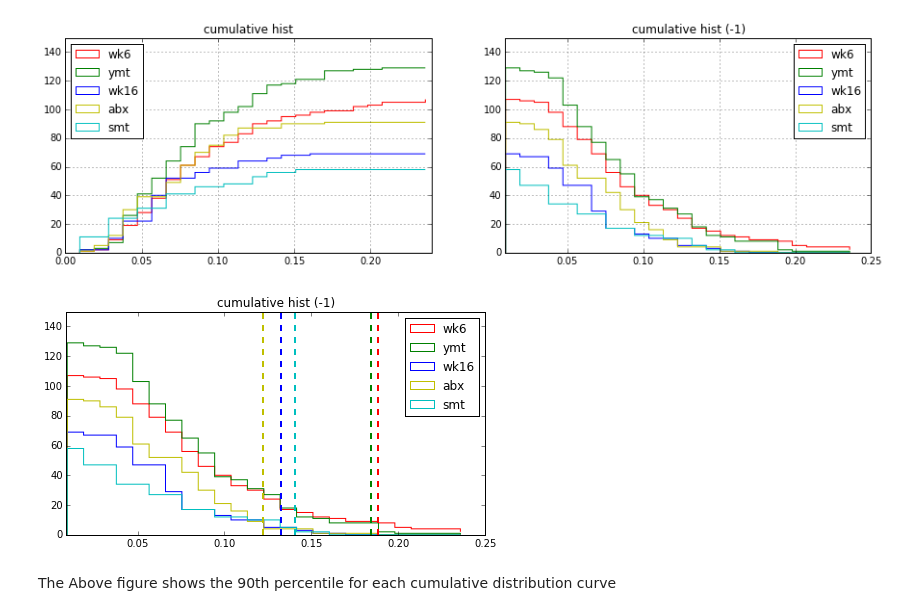
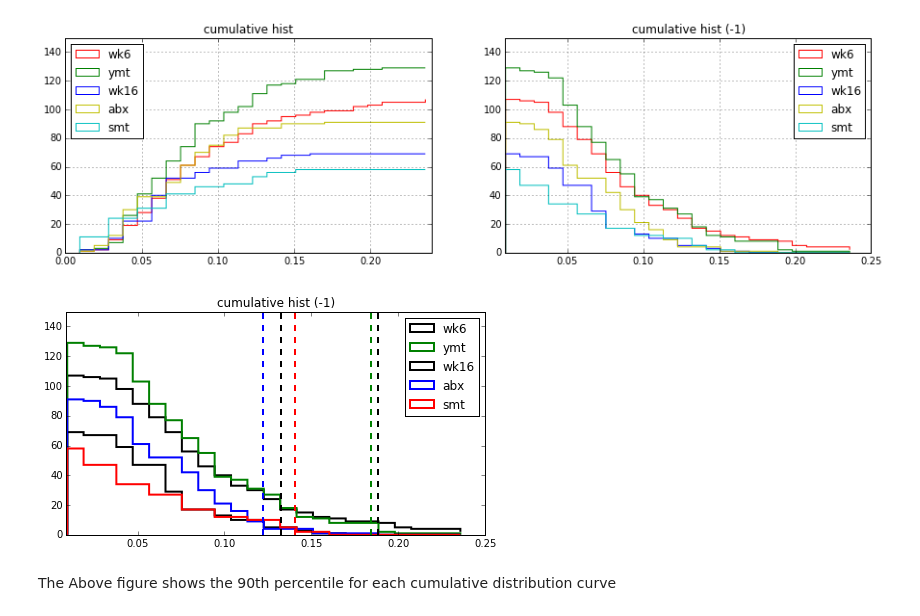
Before and after one commit to dvalenzano/uBiome_Network, a Jupyter notebook: uBiome_network_piechart.ipynb, the cells around one changed output. Drawn from its saved outputs; the diff is of its cells as text; code cells hidden in the pictures.

Commit message:
line color change for uBiome_network_piechart.ipynb

```diff
--- a/uBiome_network_piechart.ipynb
+++ b/uBiome_network_piechart.ipynb
@@ -215,29 +215,29 @@ savefig('cum_hist_norm_NEW.pdf')
 # %%
 bins = sorted([float(i[2]) for i in wk6_g]) + [np.inf]
 
 plt.figure(figsize=(7.5,4))
 
 #plt.subplot(1,2,2)
 plt.xlim(0.009,0.25)
 plt.ylim(0,150)
-n, bins, patches = plt.hist([float(i[2]) for i in wk6_g], normed=False, bins=bins, histtype='step', cumulative=-1, label='wk6', color='r')
-plt.axvline(np.percentile(np.array([float(i[2]) for i in wk6_g]), 95), color='r', linestyle='--', lw=2)
-n, bins, patches = plt.hist([float(i[2]) for i in ymt_g], normed=False, bins=bins, histtype='step', cumulative=-1, label='ymt', color='g')
+n, bins, patches = plt.hist([float(i[2]) for i in wk6_g], normed=False, bins=bins, histtype='step', cumulative=-1, label='wk6', color='k', lw=2)
+plt.axvline(np.percentile(np.array([float(i[2]) for i in wk6_g]), 95), color='k', linestyle='--', lw=2)
+n, bins, patches = plt.hist([float(i[2]) for i in ymt_g], normed=False, bins=bins, histtype='step', cumulative=-1, label='ymt', color='g', lw=2)
 plt.axvline(np.percentile(np.array([float(i[2]) for i in ymt_g]), 95), color='g', linestyle='--', lw=2)
-n, bins, patches = plt.hist([float(i[2]) for i in wk16_g], normed=False, bins=bins, histtype='step', cumulative=-1, label='wk16', color='b')
-plt.axvline(np.percentile(np.array([float(i[2]) for i in wk16_g]), 95), color='b', linestyle='--', lw=2)
-n, bins, patches = plt.hist([float(i[2]) for i in abx_g], normed=False, bins=bins, histtype='step', cumulative=-1, label='abx', color='y')
-plt.axvline(np.percentile(np.array([float(i[2]) for i in abx_g]), 95), color='y', linestyle='--', lw=2)
-n, bins, patches = plt.hist([float(i[2]) for i in smt_g], normed=False, bins=bins, histtype='step', cumulative=-1, label='smt', color='c')
-plt.axvline(np.percentile(np.array([float(i[2]) for i in smt_g]), 95), color='c', linestyle='--', lw=2)
+n, bins, patches = plt.hist([float(i[2]) for i in wk16_g], normed=False, bins=bins, histtype='step', cumulative=-1, label='wk16', color='k', lw=2)
+plt.axvline(np.percentile(np.array([float(i[2]) for i in wk16_g]), 95), color='k', linestyle='--', lw=2)
+n, bins, patches = plt.hist([float(i[2]) for i in abx_g], normed=False, bins=bins, histtype='step', cumulative=-1, label='abx', color='b', lw=2)
+plt.axvline(np.percentile(np.array([float(i[2]) for i in abx_g]), 95), color='b', linestyle='--', lw=2)
+n, bins, patches = plt.hist([float(i[2]) for i in smt_g], normed=False, bins=bins, histtype='step', cumulative=-1, label='smt', color='r', lw=2)
+plt.axvline(np.percentile(np.array([float(i[2]) for i in smt_g]), 95), color='r', linestyle='--', lw=2)
 plt.title('cumulative hist (-1)')
 # pylab.plot(x, y1, '-b', label='sine')
 # pylab.plot(x, y2, '-r', label='cosine')
 P.legend(loc='upper right')
 
 P.grid(False)
 savefig('cum_hist_rev_90thperc.pdf')
 # %% [output]
-[figure, old version]
+[figure, new version]
 # %% [markdown]
 The Above figure shows the 90th percentile for each cumulative distribution curve
```
